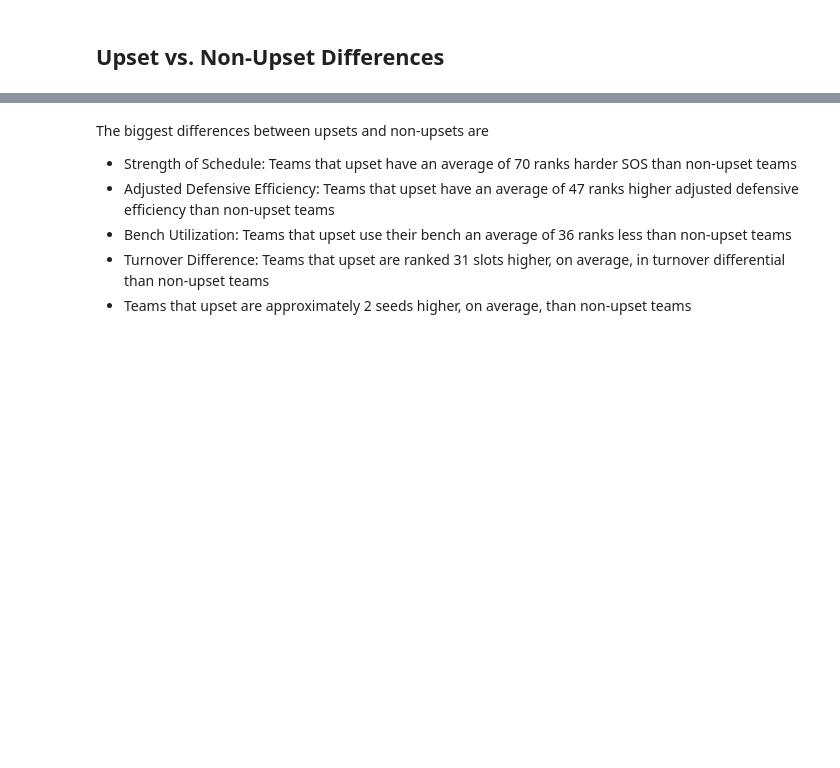
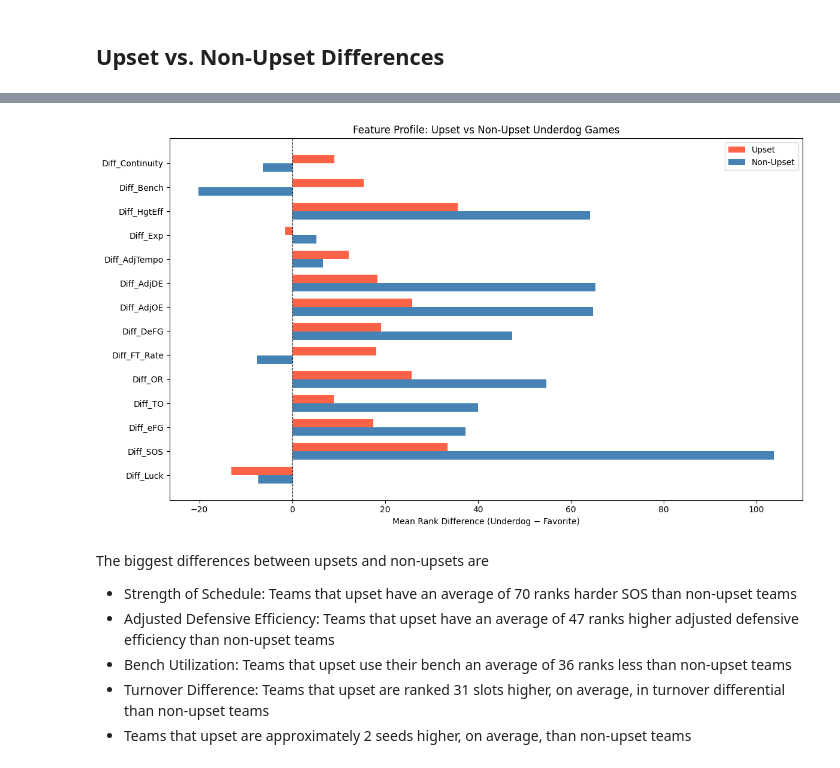
Before and after one commit to benberinsky/ds4320-project-1, a Jupyter notebook: scripts/pipeline/solution_pipeline.ipynb, the cells around one changed output, grey strips where cells are left out. Drawn from its saved outputs; the diff is of its cells as text; code cells hidden in the pictures; blank space fills up the shorter version.

```diff
--- a/scripts/pipeline/solution_pipeline.ipynb
+++ b/scripts/pipeline/solution_pipeline.ipynb
@@ -394,3 +410,23 @@ SeedDiff               6.16           5.0       2.81           8.13
+# %%
+# removing seed diff and win %, different scales
+plotting_features = [feat for feat in features_with_seed if feat not in ["SeedDiff", "Diff_WinPct"]]
+comparison_plot = comparison.loc[plotting_features]
+
+fig, ax = plt.subplots(figsize=(12, 7))
+x = range(len(plotting_features))
+width = 0.35
+ax.barh([i + width/2 for i in x], comparison_plot["Upset_Mean"], width, label="Upset", color="tomato")
+ax.barh([i - width/2 for i in x], comparison_plot["NonUpset_Mean"], width, label="Non-Upset", color="steelblue")
+ax.set_yticks(list(x))
+ax.set_yticklabels(plotting_features)
+ax.set_xlabel("Mean Rank Difference (Underdog − Favorite)")
+ax.set_title("Feature Profile: Upset vs Non-Upset Underdog Games")
+ax.legend()
+ax.axvline(0, color="black", linewidth=0.8, linestyle="--")
+plt.tight_layout()
+plt.show()
+# %% [output]
+[figure, added]
 # %% [markdown]
 The biggest differences between upsets and non-upsets are
 - Strength of Schedule: Teams that upset have an average of 70 ranks harder SOS than non-upset teams
```
Also changed, not shown: parts of 33 cells of this notebook, 3 other files.
